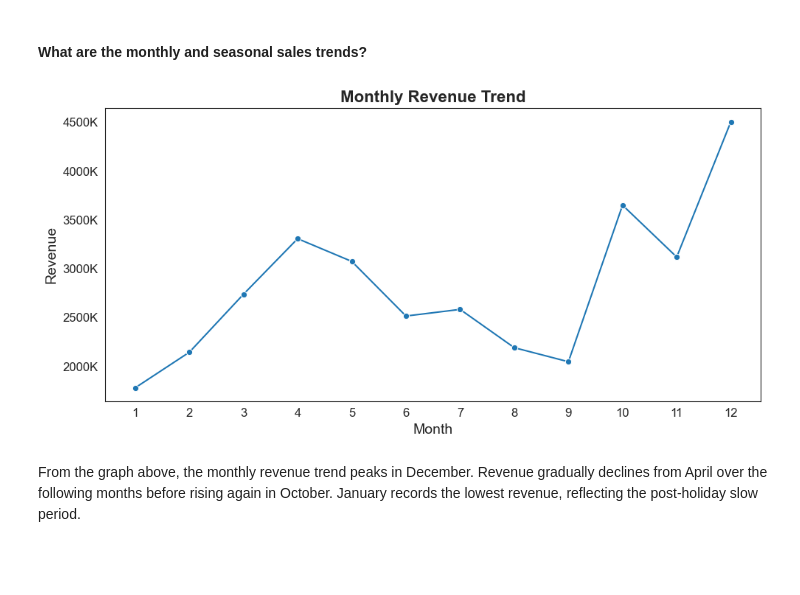
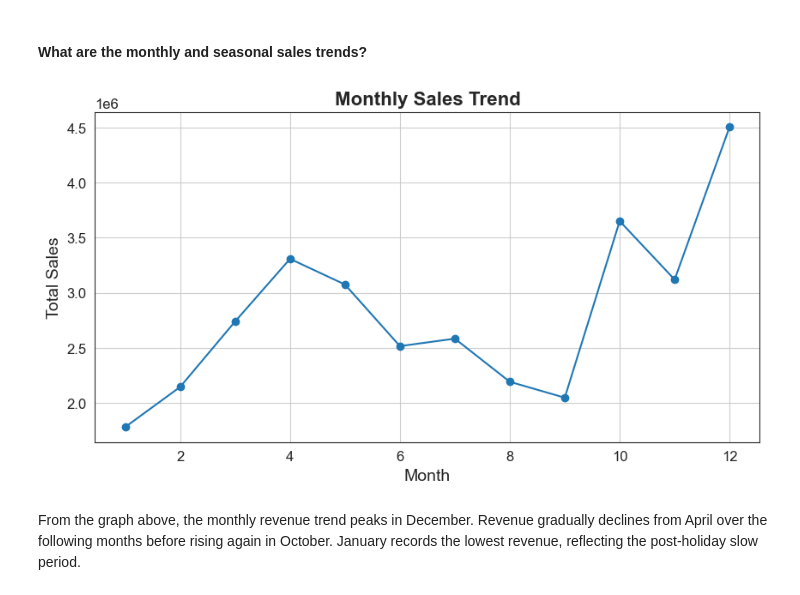
Before and after one commit to aliciawijaya98/sales_eda, a Jupyter notebook: Data Analysis.ipynb, the cells around one changed output. Drawn from its saved outputs; the diff is of its cells as text; code cells hidden in the pictures; blank space fills up the shorter version.

Commit message:
update conlusion , monthly seasonal and conclusion

```diff
--- a/Data Analysis.ipynb
+++ b/Data Analysis.ipynb
@@ -26,7 +26,7 @@ This dataset contains sales transaction records including product information, q
 # %%
 import pandas as pd
 
-df = pd.read_csv('sales_all_clean.csv')
+df = pd.read_csv('sales_cleaned_final.csv')
 
 df.head(10)
 # %% [output]
@@ -65,7 +65,7 @@ To answer this question, we need to calculate the total revenue first.
 # %%
 df['revenue'] = df['quantity_ordered'] * df['price_each']
 
-df = df[['order_id', 'product', 'quantity_ordered', 'price_each', 'revenue', 'order_date', 'order_month', 'order_quarter', 'order_time', 'street', 'city', 'state', 'zip']]
+df = df[['order_id', 'product', 'quantity_ordered', 'price_each', 'revenue', 'order_date', 'order_month', 'order_quarter', 'order_time', 'street', 'city', 'state', 'zip','sales']]
 
 df
 # %% [output]
@@ -125,21 +121,32 @@ Graph Explanation
 # %% [markdown]
 #### What are the monthly and seasonal sales trends?
 # %%
-revenue_month = df.groupby('order_month')['revenue'].sum().reset_index()
+# Mengelompokkan data berdasarkan bulan (order_month)
+# lalu menjumlahkan total sales pada setiap bulan
+monthly_sales = df.groupby('order_month')['sales'].sum()
 
+# Membuat ukuran grafik agar lebih besar dan mudah dibaca
 plt.figure(figsize=(10,5))
-ax = sns.lineplot(data=revenue_month, x='order_month', y='revenue', marker='o')
 
-plt.title('Monthly Revenue Trend')
+# Membuat line chart untuk menunjukkan tren penjualan per bulan
+# marker='o' menambahkan titik pada setiap data agar lebih jelas
+plt.plot(monthly_sales.index, monthly_sales.values, marker='o')
+
+# Menambahkan judul grafik
+plt.title('Monthly Sales Trend')
+
+# Memberi label pada sumbu X (bulan)
 plt.xlabel('Month')
-plt.ylabel('Revenue')
 
-plt.gca().yaxis.set_major_formatter(mtick.FuncFormatter(lambda x, _: f'{int(x/1000)}K'))
+# Memberi label pada sumbu Y (total penjualan)
+plt.ylabel('Total Sales')
 
-plt.xticks(range(1,13))
-plt.tight_layout()
+# Menambahkan grid agar grafik lebih mudah dibaca
+plt.grid(True)
+
+# Menampilkan grafik
 plt.show()
 # %% [output]
-[figure, old version]
+[figure, new version]
 # %% [markdown]
 From the graph above, the monthly revenue trend peaks in December. Revenue gradually declines from April over the following months before rising again in October. January records the lowest revenue, reflecting the post-holiday slow period.
```
Also changed, not shown: parts of 9 cells of this notebook.
